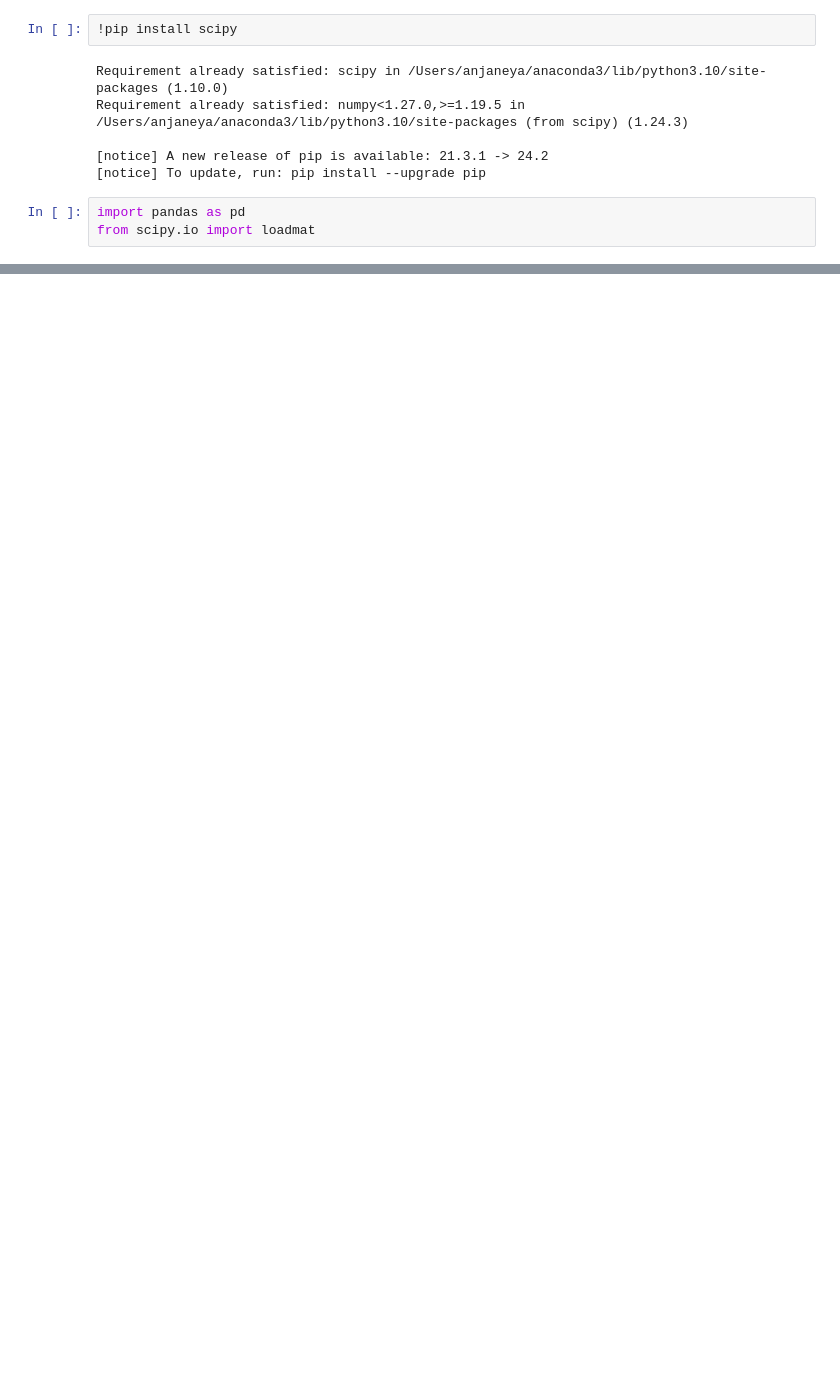
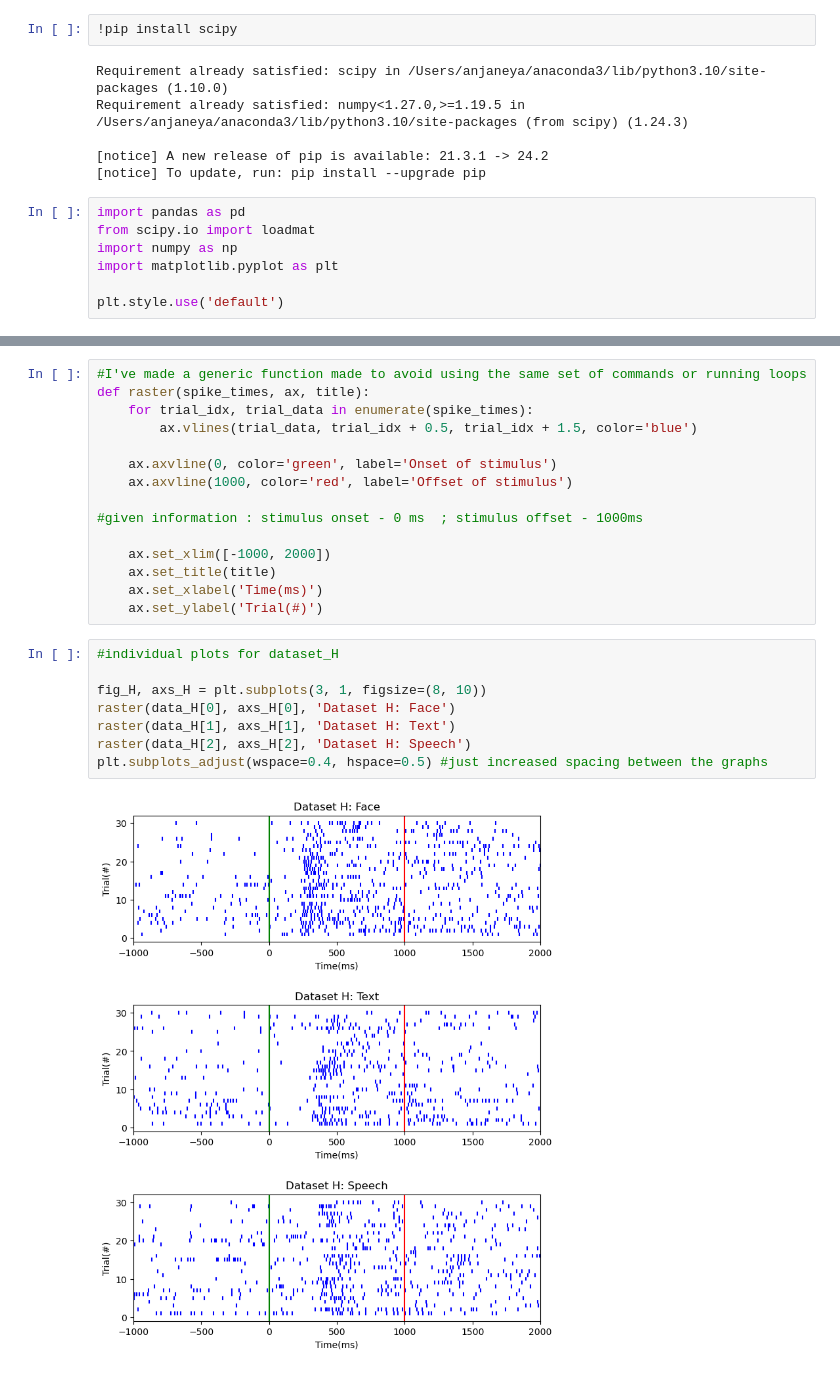
Before and after one commit to anjaneya-sharma/NeuroscienceOfDecisionMaking_2024_Assignments, a Jupyter notebook: Assignment_1/NDM_A1.ipynb, the cells around one changed output, grey strips where cells are left out. Saved outputs shown, nothing was run; the diff lists cells and outputs as text; blank space fills up the shorter version.

```diff
--- a/Assignment_1/NDM_A1.ipynb
+++ b/Assignment_1/NDM_A1.ipynb
@@ -9,3 +9,7 @@ Requirement already satisfied: numpy<1.27.0,>=1.19.5 in /Users/anjaneya/anaconda
 # %%
 import pandas as pd
 from scipy.io import loadmat
+import numpy as np
+import matplotlib.pyplot as plt
+
+plt.style.use('default')
@@ -53,0 +78,25 @@ IndexError: list index out of range
+# %%
+#I've made a generic function made to avoid using the same set of commands or running loops
+def raster(spike_times, ax, title):
+    for trial_idx, trial_data in enumerate(spike_times):
+        ax.vlines(trial_data, trial_idx + 0.5, trial_idx + 1.5, color='blue')
+
+    ax.axvline(0, color='green', label='Onset of stimulus')
+    ax.axvline(1000, color='red', label='Offset of stimulus')
+
+#given information : stimulus onset - 0 ms  ; stimulus offset - 1000ms
+
+    ax.set_xlim([-1000, 2000])
+    ax.set_title(title)
+    ax.set_xlabel('Time(ms)')
+    ax.set_ylabel('Trial(#)')
+# %%
+#individual plots for dataset_H
+
+fig_H, axs_H = plt.subplots(3, 1, figsize=(8, 10))
+raster(data_H[0], axs_H[0], 'Dataset H: Face')
+raster(data_H[1], axs_H[1], 'Dataset H: Text')
+raster(data_H[2], axs_H[2], 'Dataset H: Speech')
+plt.subplots_adjust(wspace=0.4, hspace=0.5) #just increased spacing between the graphs
+# %% [output]
+[figure, added]
```
Also changed, not shown: parts of 22 cells of this notebook, 32 other files.
